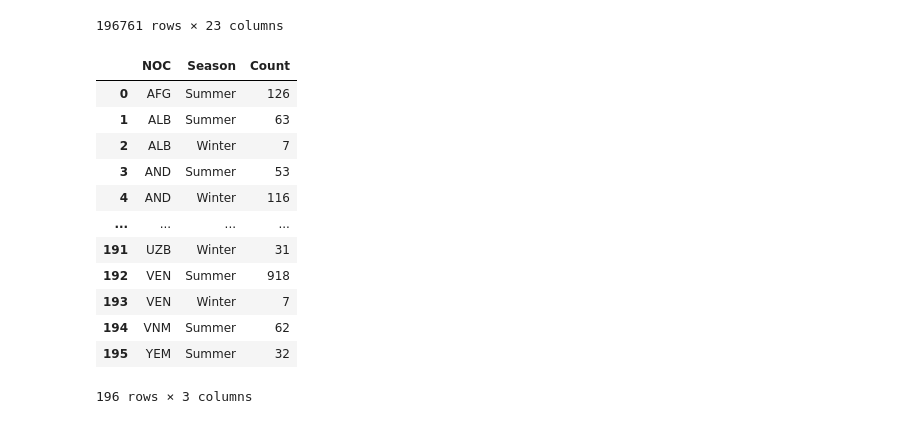
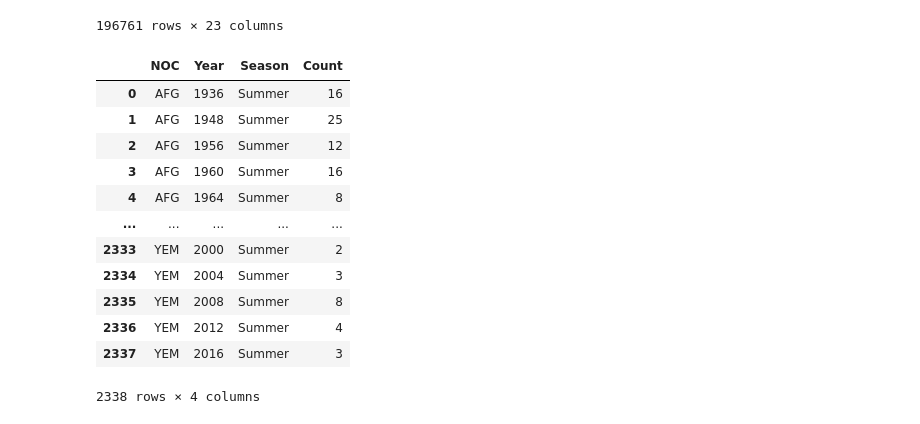
Before and after one commit to eugkik/Project1, a Jupyter notebook: BaseData-Bob Copy.ipynb, the cells around one changed output. Saved outputs shown, nothing was run; the diff lists cells and outputs as text; code cells hidden in the pictures.

```diff
--- a/BaseData-Bob Copy.ipynb
+++ b/BaseData-Bob Copy.ipynb
@@ -117,20 +117,20 @@ df_events_c
 | 196760 | 120422 | Etimoni Timuani | M | 24.0 | 184.0 | 72.0 | Tuvalu | TUV | 2016 Summer | 2016 | ... | ... |
 196761 rows × 23 columns
 # %%
-df_country_summ = df_events_b.groupby(["NOC","Season"]).size().reset_index(name="Count")
+df_country_summ = df_events_b.groupby(["NOC","Year","Season"]).size().reset_index(name="Count")
 df_country_summ
 # %% [output]
-|  | NOC | Season | Count |
-| 0 | AFG | Summer | 126 |
-| 1 | ALB | Summer | 63 |
-| 2 | ALB | Winter | 7 |
-| 3 | AND | Summer | 53 |
-| 4 | AND | Winter | 116 |
-| ... | ... | ... | ... |
-| 191 | UZB | Winter | 31 |
-| 192 | VEN | Summer | 918 |
-| 193 | VEN | Winter | 7 |
-| 194 | VNM | Summer | 62 |
-| 195 | YEM | Summer | 32 |
+|  | NOC | Year | Season | Count |
+| 0 | AFG | 1936 | Summer | 16 |
+| 1 | AFG | 1948 | Summer | 25 |
+| 2 | AFG | 1956 | Summer | 12 |
+| 3 | AFG | 1960 | Summer | 16 |
+| 4 | AFG | 1964 | Summer | 8 |
+| ... | ... | ... | ... | ... |
+| 2333 | YEM | 2000 | Summer | 2 |
+| 2334 | YEM | 2004 | Summer | 3 |
+| 2335 | YEM | 2008 | Summer | 8 |
+| 2336 | YEM | 2012 | Summer | 4 |
+| 2337 | YEM | 2016 | Summer | 3 |
-196 rows × 3 columns
+2338 rows × 4 columns
 # %%
```
Also changed, not shown: parts of 5 cells of this notebook, 2 other files.
